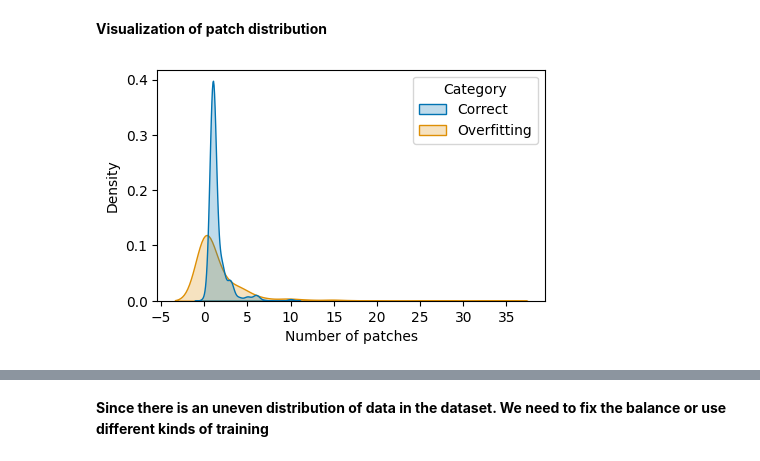
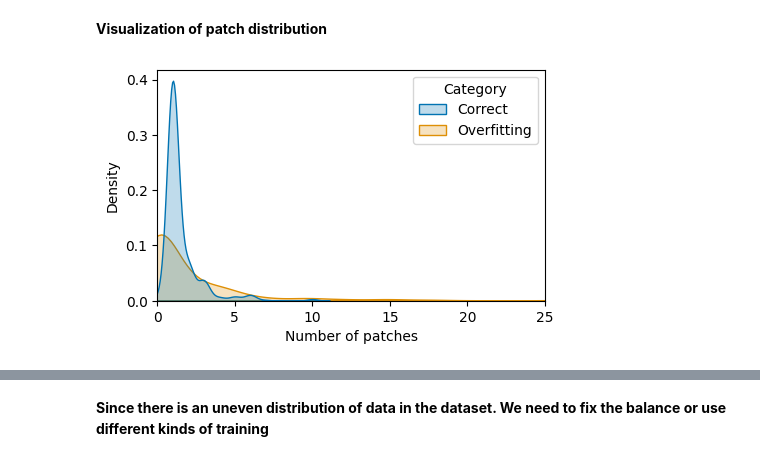
Before and after one commit to JoyKrishan/PACO, a Jupyter notebook: notebooks/data_preprocessing_visual.ipynb, the cells around one changed output, grey strips where cells are left out. Cells and saved outputs as stored; diff of their text form; code cells hidden in the pictures.

Commit message:
fixed a density graph related bug

```diff
--- a/notebooks/data_preprocessing_visual.ipynb
+++ b/notebooks/data_preprocessing_visual.ipynb
@@ -16,6 +16,9 @@ dataset_fullpath = os.path.join(project_root, data_dir, "output")
 dataset_fullpath
 # %% [output]
 '/home/tdy245/ResearchProjects/Winter_2024/CMPT-828/A_Implementation/PaCo/data/output'
+# %%
+# save all essential to reports
+figures_dir = os.path.join(project_root, 'reports', 'figures')
 # %%
 large_patches_df = pd.read_csv(os.path.join(dataset_fullpath, "large-patches.csv"))
 small_patches_df = pd.read_csv(os.path.join(dataset_fullpath, "small-patches.csv"))
@@ -56,6 +59,7 @@ Tools used: ['ACS' 'Kali' 'SketchFix' 'Cardumen' 'TBar' 'jKali' 'SequenceR' 'Cap
 Total number of tools: 29
 # %%
 small_df_ = pd.crosstab(small_patches_df["dataset"], small_patches_df["label"])
+small_df_.name = "small_patches"
 # %%
 print(f"Has only incorrect patches: {len(small_df_.loc[small_df_['correct'] == 0])} ")
 print(f"Has only correct patches: {len(small_df_.loc[small_df_['overfitting'] == 0])} ")
@@ -74,19 +104,18 @@ Has only correct patches: 190
 **Visualization of patch distribution**
 # %%
 
-def plot_density_graph(dataset, length):
-
+def plot_density_univariate(dataset, xlim = (0, 25)):
+    # "figures_dir" is a global variable
     plt.figure(figsize=(5, 3))
 
     data = pd.DataFrame({
         "Number of patches": np.concatenate([dataset["correct"] , dataset["overfitting"] ]),
-        "Category": ["Correct" for i in range(length)] + ["Overfitting" for i in range(length)]
+        "Category": ["Correct" for i in range(len(dataset["correct"]))] + ["Overfitting" for i in range(len(dataset["overfitting"]))]
     })
 
     sns.kdeplot(
-        data=data, x="Number of patches", hue="Category", fill=True, palette="colorblind"
-    )
+        data=data, x="Number of patches", hue="Category", fill=True,  palette='colorblind', bw_adjust=1,)
+
+    plt.xlim(xlim)
+    plt.savefig(os.path.join(figures_dir, dataset.name + "_density_univariate.pdf"), format = "pdf", dpi = 300, bbox_inches='tight')
+    plt.show()
-# %%
-plot_density_graph(small_df_, len(small_df_))
-# %% [output]
-[figure, removed]
@@ -92,0 +147,4 @@ plot_density_graph(small_df_, len(small_df_))
+# %%
+plot_density_univariate(small_df_)
+# %% [output]
+[figure, added]
```
Also changed, not shown: parts of 30 cells of this notebook.
